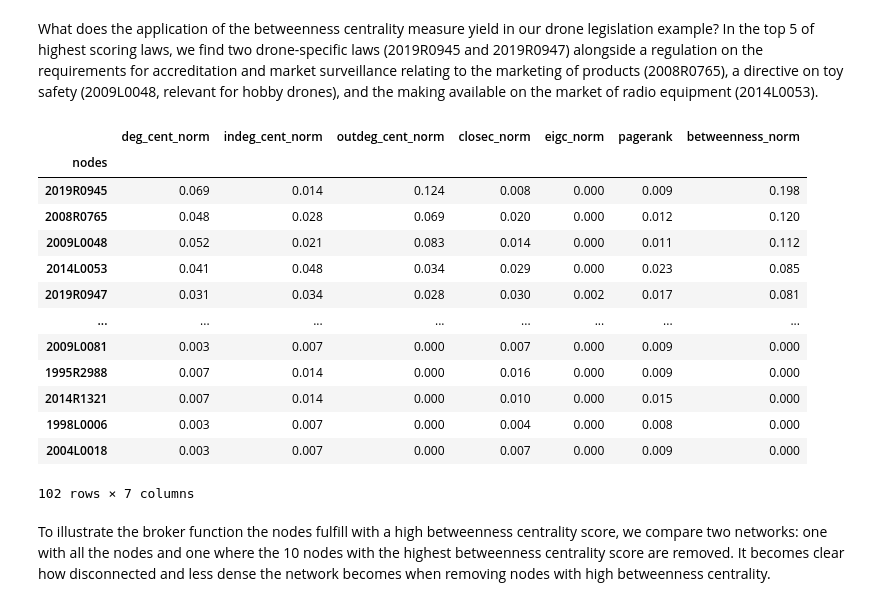
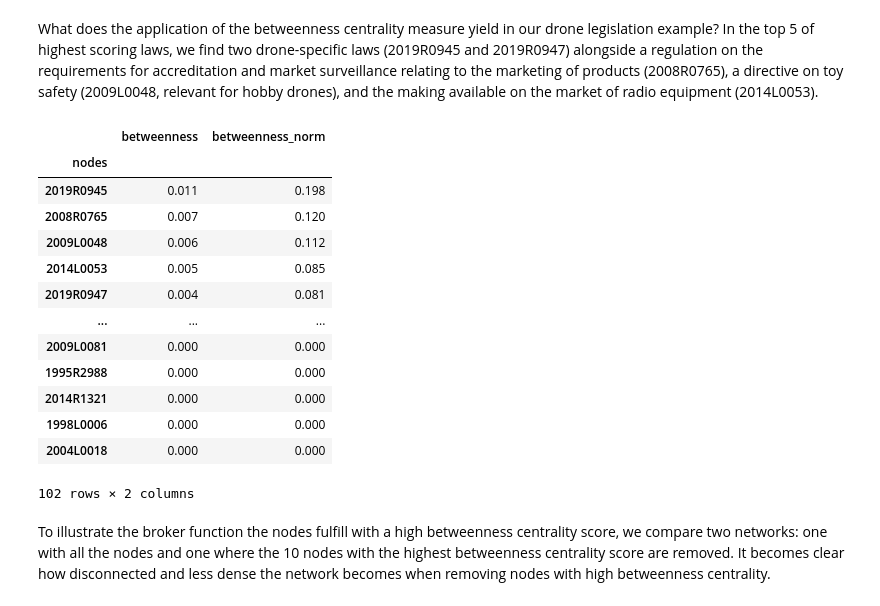
Before and after one commit to MaastrichtUniversityPress/legal-network-textbook, a Jupyter notebook: book/content/Chapter_3_Centrality.ipynb, the cells around one changed output. Cells and saved outputs as stored; diff of their text form; code cells hidden in the pictures.

```diff
--- a/book/content/Chapter_3_Centrality.ipynb
+++ b/book/content/Chapter_3_Centrality.ipynb
@@ -404,10 +372,10 @@ nx.shortest_path(g_kite, source = 8, target= 6 )
 # %% [markdown]
 We can perform a similar operation for our drone legislation network we used previously. We first visuallly compare normalized degree centrality with normalized closeness centrality. We observe quite some differences in rankings between the two measures:
 # %%
-resdf_drones['closeness'] = nx.closeness_centrality(g_drones2).values()
+resdf_drones['closeness'] = nx.closeness_centrality(g_drones).values()
 resdf_drones['closec_norm'] = score_normalize(resdf_drones.closeness, from_dictionary=False)
 
 fig, ax = plt.subplots(nrows=1, ncols=1, figsize=(4,4))
-sns.barplot(x = resdf_drones_deg_cent.index, y = resdf_drones.deg_cent_norm, alpha=0.5, ax=ax, color="red")
-sns.barplot(x = resdf_drones_deg_cent.index, y = resdf_drones.closec_norm, alpha=0.5, ax=ax, color="blue")
+sns.histplot(resdf_drones.deg_cent_norm, ax=ax, color="blue", alpha=0.5, kde=True)
+sns.histplot(resdf_drones.closec_norm, ax=ax, color="red", alpha=0.5, kde=True)
 # %% [output]
@@ -420,6 +386,6 @@ his ranking seems to have yielded more directly relevant laws to drones.
 # %%
 resdf_drones.sort_values("deg_cent_norm", ascending=False)
-resdf_drones['closeness'] = nx.closeness_centrality(g_drones2).values()
+resdf_drones['closeness'] = nx.closeness_centrality(g_drones).values()
 resdf_drones['closec_norm'] = score_normalize(resdf_drones.closeness, from_dictionary=False)
 resdf_drones_deg_cent = resdf_drones[['deg_cent_norm', 'closec_norm']]
 resdf_drones_deg_cent.sort_values('closec_norm', ascending=False)
@@ -793,6 +740,8 @@ We can also calculate the eigenvector centrality scores for the drone legislatio
 # %%
-eigenvector_centrality_drones = list(nx.eigenvector_centrality(g_drones2, max_iter=1000).values())
+eigenvector_centrality_drones = list(nx.eigenvector_centrality(g_drones, max_iter=1000).values())
 resdf_drones['eigc'] = eigenvector_centrality_drones
 resdf_drones['eigc_norm'] = score_normalize(resdf_drones.eigc, from_dictionary=False)
 resdf_drones.sort_values("eigc", ascending=False)
+sns.barplot(resdf_drones["eigc"])
+plt.xticks([])
 # %% [output]
@@ -944,5 +949,4 @@ Returning to our drone legislation example, we calculate the PageRank scores and
 # %%
-pagerank = nx.pagerank(g_drones2, alpha=0.75)
-resdf_drones["pagerank"] = dataframe_from_results(g_drones2, pagerank, "pagerank")
+resdf_drones['pagerank'] = nx.pagerank(g_drones)
 resdf_drones.sort_values("pagerank", ascending=False)
 # %% [output]
@@ -1051,26 +1055,26 @@ Betweenness centrality is not always a relevant measure. The notion of a broker
 # %% [markdown]
 What does the application of the betweenness centrality measure yield in our drone legislation example? In the top 5 of highest scoring laws, we find two drone-specific laws (2019R0945 and 2019R0947) alongside a regulation on the requirements for accreditation and market surveillance relating to the marketing of products (2008R0765), a directive on toy safety (2009L0048, relevant for hobby drones), and the making available on the market of radio equipment (2014L0053).
 # %%
-betweenness = list(nx.betweenness_centrality(g_drones2).values())
+betweenness = list(nx.betweenness_centrality(g_drones).values())
 resdf_drones['betweenness'] = betweenness
 resdf_drones['betweenness_norm'] = score_normalize(resdf_drones.betweenness, from_dictionary=False)
-resdf_drones_trimmed = resdf_drones[['deg_cent_norm', 'indeg_cent_norm', 'outdeg_cent_norm', 'closec_norm', 'eigc_norm', 'pagerank', 'betweenness_norm']]
+resdf_drones_trimmed = resdf_drones[['betweenness','betweenness_norm']]
 resdf_drones_trimmed.sort_values("betweenness_norm", ascending=False)
 # %% [output]
-|  | deg_cent_norm | indeg_cent_norm | outdeg_cent_norm | closec_norm | eigc_norm | pagerank | betweenness_norm |
-| nodes |  |  |  |  |  |  |  |
-| 2019R0945 | 0.069 | 0.014 | 0.124 | 0.008 | 0.000 | 0.009 | 0.198 |
-| 2008R0765 | 0.048 | 0.028 | 0.069 | 0.020 | 0.000 | 0.012 | 0.120 |
-| 2009L0048 | 0.052 | 0.021 | 0.083 | 0.014 | 0.000 | 0.011 | 0.112 |
-| 2014L0053 | 0.041 | 0.048 | 0.034 | 0.029 | 0.000 | 0.023 | 0.085 |
-| 2019R0947 | 0.031 | 0.034 | 0.028 | 0.030 | 0.002 | 0.017 | 0.081 |
-| ... | ... | ... | ... | ... | ... | ... | ... |
-| 2009L0081 | 0.003 | 0.007 | 0.000 | 0.007 | 0.000 | 0.009 | 0.000 |
-| 1995R2988 | 0.007 | 0.014 | 0.000 | 0.016 | 0.000 | 0.009 | 0.000 |
-| 2014R1321 | 0.007 | 0.014 | 0.000 | 0.010 | 0.000 | 0.015 | 0.000 |
-| 1998L0006 | 0.003 | 0.007 | 0.000 | 0.004 | 0.000 | 0.008 | 0.000 |
-| 2004L0018 | 0.003 | 0.007 | 0.000 | 0.007 | 0.000 | 0.009 | 0.000 |
+|  | betweenness | betweenness_norm |
+| nodes |  |  |
+| 2019R0945 | 0.011 | 0.198 |
+| 2008R0765 | 0.007 | 0.120 |
+| 2009L0048 | 0.006 | 0.112 |
+| 2014L0053 | 0.005 | 0.085 |
+| 2019R0947 | 0.004 | 0.081 |
+| ... | ... | ... |
+| 2009L0081 | 0.000 | 0.000 |
+| 1995R2988 | 0.000 | 0.000 |
+| 2014R1321 | 0.000 | 0.000 |
+| 1998L0006 | 0.000 | 0.000 |
+| 2004L0018 | 0.000 | 0.000 |
-102 rows × 7 columns
+102 rows × 2 columns
 # %% [markdown]
 To illustrate the broker function the nodes fulfill with a high betweenness centrality score, we compare two networks: one with all the nodes and one where the 10 nodes with the highest betweenness centrality score are removed. It becomes clear how disconnected and less dense the network becomes when removing nodes with high betweenness centrality.
 # %%
```
Also changed, not shown: parts of 48 cells of this notebook, 3 other files.
